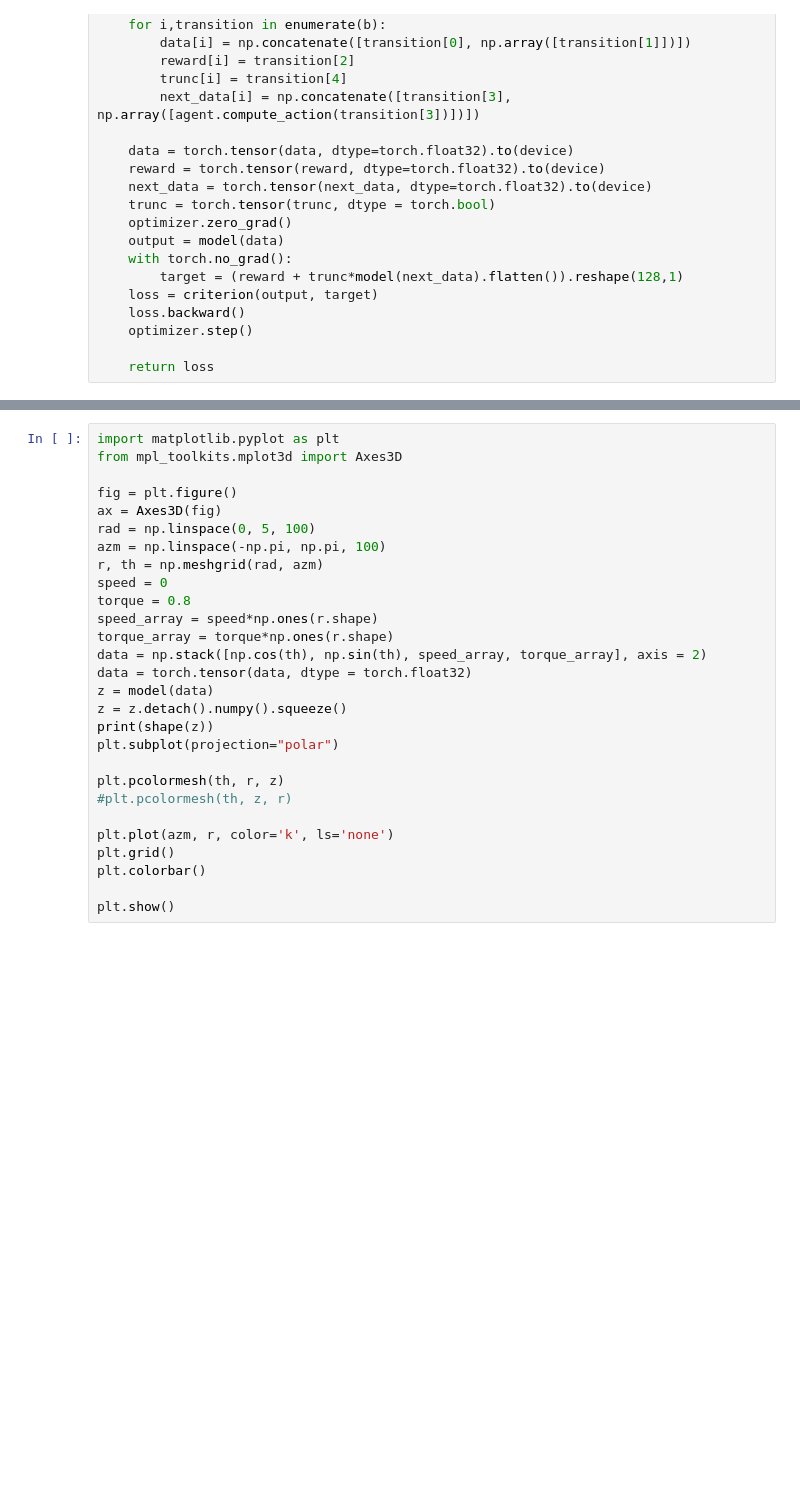
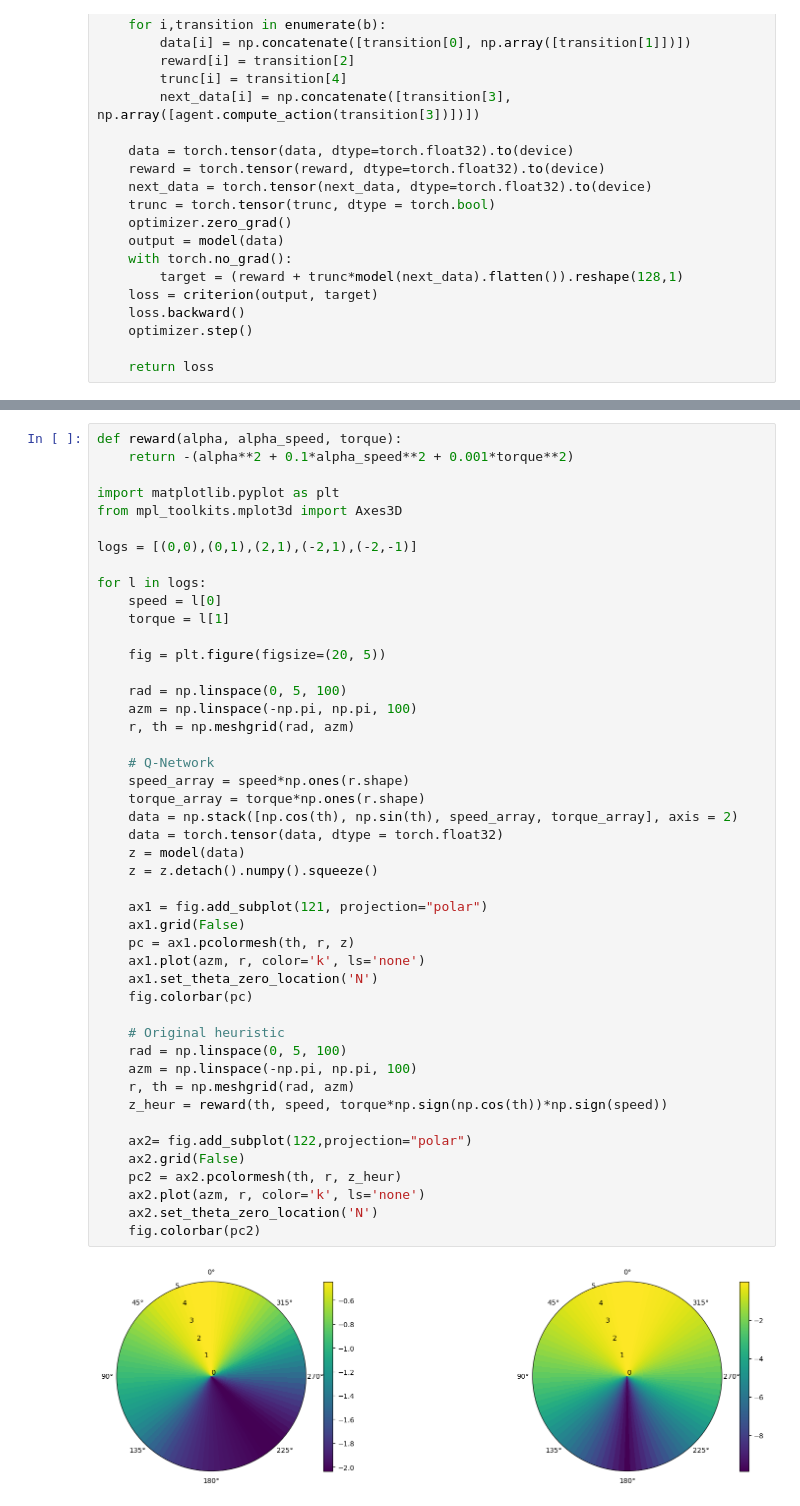
Before and after one commit to francpp/Deep_Deterministic_Policy_Gradient, a Jupyter notebook: DDPG.ipynb, the cells around one changed output, grey strips where cells are left out. Cells and saved outputs as stored; diff of their text form; blank space fills up the shorter version.

```diff
--- a/DDPG.ipynb
+++ b/DDPG.ipynb
@@ -238,28 +257,48 @@ plt.plot(np.arange(1000), history)
 # %%
+def reward(alpha, alpha_speed, torque):
+    return -(alpha**2 + 0.1*alpha_speed**2 + 0.001*torque**2)
+
 import matplotlib.pyplot as plt
 from mpl_toolkits.mplot3d import Axes3D
 
-fig = plt.figure()
-ax = Axes3D(fig)
-rad = np.linspace(0, 5, 100)
-azm = np.linspace(-np.pi, np.pi, 100)
-r, th = np.meshgrid(rad, azm)
-speed = 0
-torque = 0.8
-speed_array = speed*np.ones(r.shape)
-torque_array = torque*np.ones(r.shape)
-data = np.stack([np.cos(th), np.sin(th), speed_array, torque_array], axis = 2)
-data = torch.tensor(data, dtype = torch.float32)
-z = model(data)
-z = z.detach().numpy().squeeze()
-print(shape(z))
-plt.subplot(projection="polar")
+logs = [(0,0),(0,1),(2,1),(-2,1),(-2,-1)]
 
-plt.pcolormesh(th, r, z)
-#plt.pcolormesh(th, z, r)
+for l in logs:
+    speed = l[0]
+    torque = l[1]
 
-plt.plot(azm, r, color='k', ls='none')
-plt.grid()
-plt.colorbar()
+    fig = plt.figure(figsize=(20, 5))
 
-plt.show()
+    rad = np.linspace(0, 5, 100)
+    azm = np.linspace(-np.pi, np.pi, 100)
+    r, th = np.meshgrid(rad, azm)
+
+    # Q-Network
+    speed_array = speed*np.ones(r.shape)
+    torque_array = torque*np.ones(r.shape)
+    data = np.stack([np.cos(th), np.sin(th), speed_array, torque_array], axis = 2)
+    data = torch.tensor(data, dtype = torch.float32)
+    z = model(data)
+    z = z.detach().numpy().squeeze()
+
+    ax1 = fig.add_subplot(121, projection="polar")
+    ax1.grid(False)
+    pc = ax1.pcolormesh(th, r, z)
+    ax1.plot(azm, r, color='k', ls='none')
+    ax1.set_theta_zero_location('N')
+    fig.colorbar(pc)
+
+    # Original heuristic
+    rad = np.linspace(0, 5, 100)
+    azm = np.linspace(-np.pi, np.pi, 100)
+    r, th = np.meshgrid(rad, azm)
+    z_heur = reward(th, speed, torque*np.sign(np.cos(th))*np.sign(speed))
+
+    ax2= fig.add_subplot(122,projection="polar")
+    ax2.grid(False)
+    pc2 = ax2.pcolormesh(th, r, z_heur)
+    ax2.plot(azm, r, color='k', ls='none')
+    ax2.set_theta_zero_location('N')
+    fig.colorbar(pc2)
+# %% [output]
+[figure, added]
```
Also changed, not shown: parts of 10 cells of this notebook, 1 other file.
